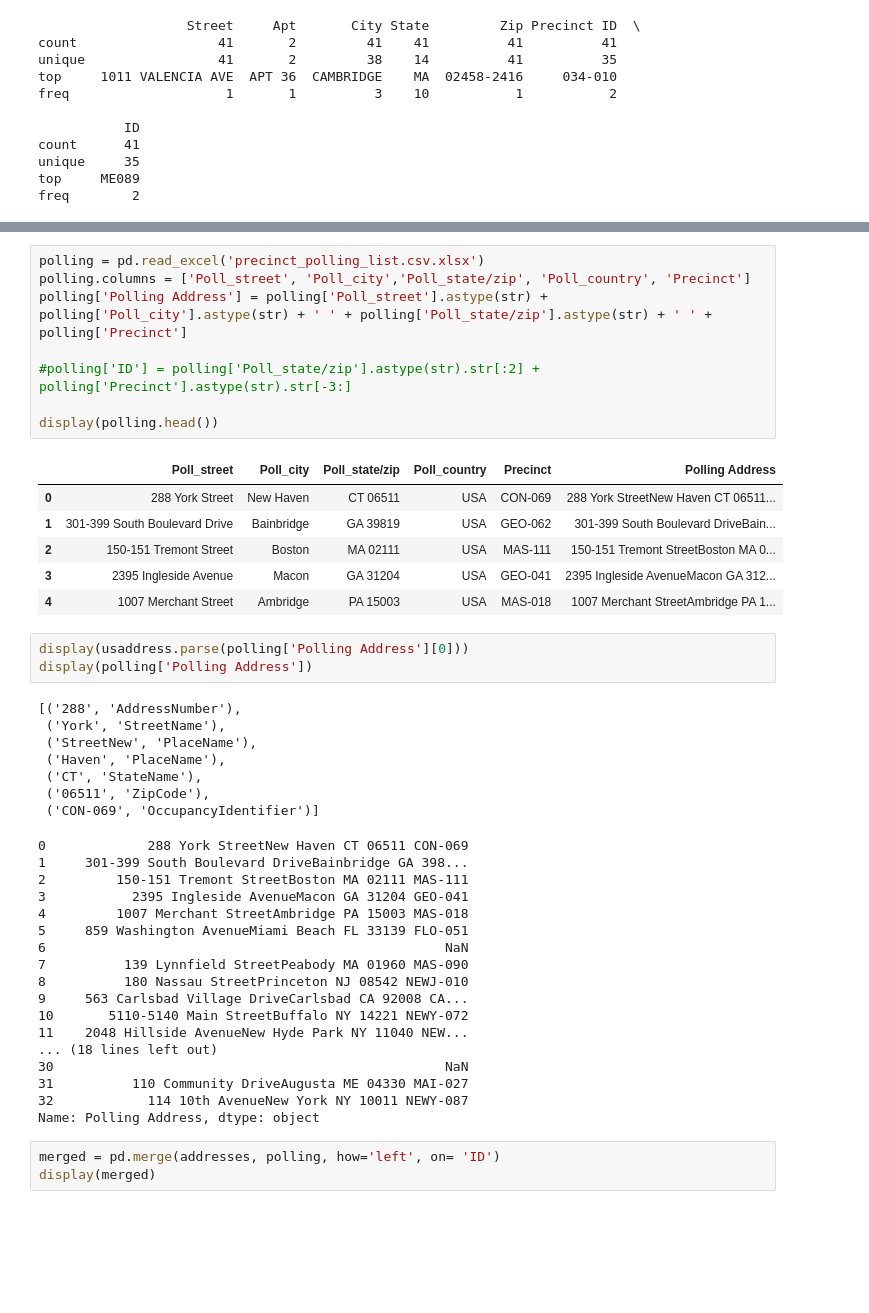
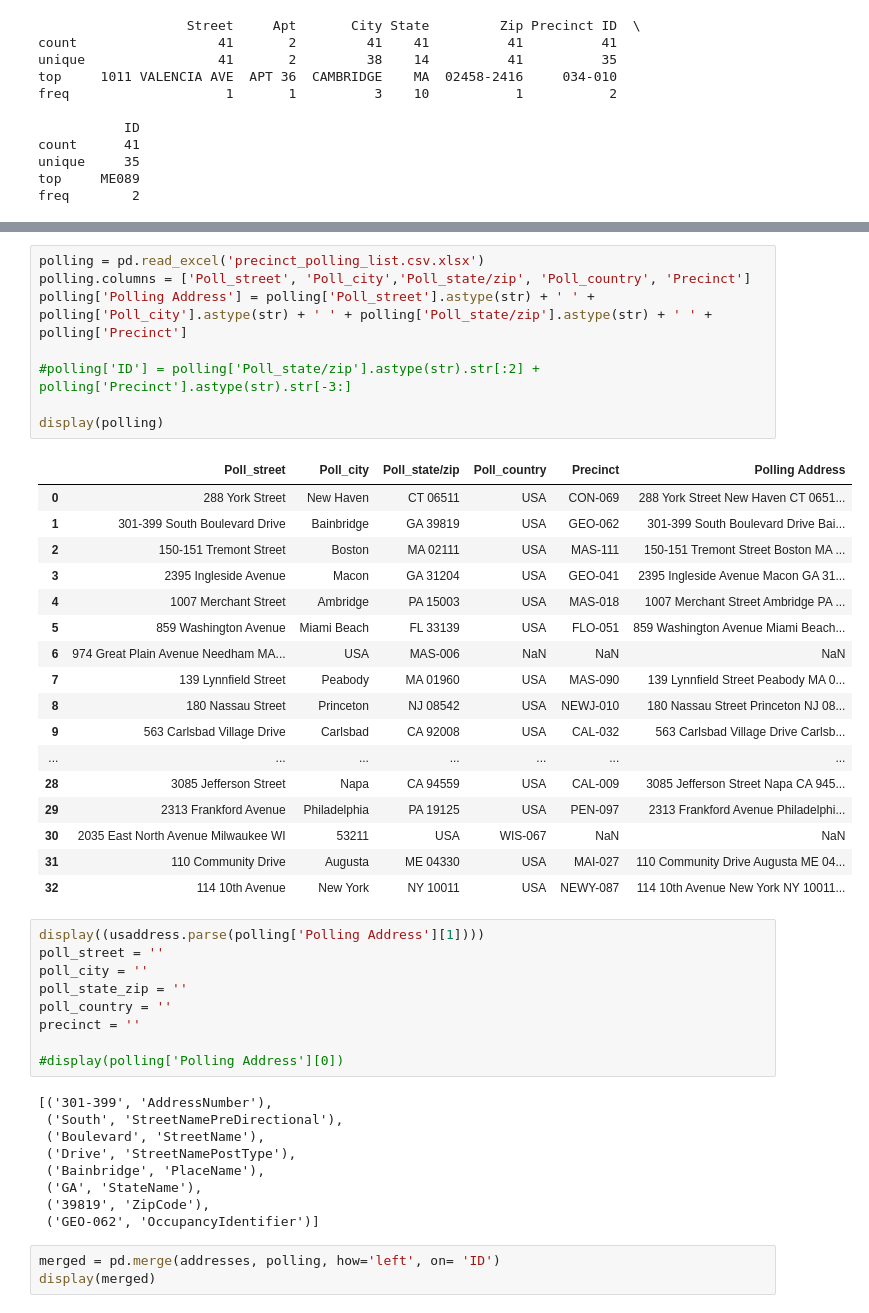
Before and after one commit to SilasNeptune/home-challenge, a Jupyter notebook: Polling.ipynb, the cells around one changed output, grey strips where cells are left out. Saved outputs shown, nothing was run; the diff lists cells and outputs as text; blank space fills up the shorter version.

```diff
--- a/Polling.ipynb
+++ b/Polling.ipynb
@@ -38,46 +58,47 @@ freq        2
 # %%
 polling = pd.read_excel('precinct_polling_list.csv.xlsx')
 polling.columns = ['Poll_street', 'Poll_city','Poll_state/zip', 'Poll_country', 'Precinct']
-polling['Polling Address'] = polling['Poll_street'].astype(str) + polling['Poll_city'].astype(str) + ' ' + polling['Poll_state/zip'].astype(str) + ' ' + polling['Precinct']
+polling['Polling Address'] = polling['Poll_street'].astype(str) + ' ' + polling['Poll_city'].astype(str) + ' ' + polling['Poll_state/zip'].astype(str) + ' ' + polling['Precinct']
 
 #polling['ID'] = polling['Poll_state/zip'].astype(str).str[:2] + polling['Precinct'].astype(str).str[-3:]
 
-display(polling.head())
+display(polling)
 # %% [output]
 |  | Poll_street | Poll_city | Poll_state/zip | Poll_country | Precinct | Polling Address |
-| 0 | 288 York Street | New Haven | CT 06511 | USA | CON-069 | 288 York StreetNew Haven CT 06511... |
-| 1 | 301-399 South Boulevard Drive | Bainbridge | GA 39819 | USA | GEO-062 | 301-399 South Boulevard DriveBain... |
-| 2 | 150-151 Tremont Street | Boston | MA 02111 | USA | MAS-111 | 150-151 Tremont StreetBoston MA 0... |
-| 3 | 2395 Ingleside Avenue | Macon | GA 31204 | USA | GEO-041 | 2395 Ingleside AvenueMacon GA 312... |
-| 4 | 1007 Merchant Street | Ambridge | PA 15003 | USA | MAS-018 | 1007 Merchant StreetAmbridge PA 1... |
+| 0 | 288 York Street | New Haven | CT 06511 | USA | CON-069 | 288 York Street New Haven CT 0651... |
+| 1 | 301-399 South Boulevard Drive | Bainbridge | GA 39819 | USA | GEO-062 | 301-399 South Boulevard Drive Bai... |
+| 2 | 150-151 Tremont Street | Boston | MA 02111 | USA | MAS-111 | 150-151 Tremont Street Boston MA ... |
+| 3 | 2395 Ingleside Avenue | Macon | GA 31204 | USA | GEO-041 | 2395 Ingleside Avenue Macon GA 31... |
+| 4 | 1007 Merchant Street | Ambridge | PA 15003 | USA | MAS-018 | 1007 Merchant Street Ambridge PA ... |
+| 5 | 859 Washington Avenue | Miami Beach | FL 33139 | USA | FLO-051 | 859 Washington Avenue Miami Beach... |
+| 6 | 974 Great Plain Avenue Needham MA... | USA | MAS-006 | NaN | NaN | NaN |
+| 7 | 139 Lynnfield Street | Peabody | MA 01960 | USA | MAS-090 | 139 Lynnfield Street Peabody MA 0... |
+| 8 | 180 Nassau Street | Princeton | NJ 08542 | USA | NEWJ-010 | 180 Nassau Street Princeton NJ 08... |
+| 9 | 563 Carlsbad Village Drive | Carlsbad | CA 92008 | USA | CAL-032 | 563 Carlsbad Village Drive Carlsb... |
+| ... | ... | ... | ... | ... | ... | ... |
+| 28 | 3085 Jefferson Street | Napa | CA 94559 | USA | CAL-009 | 3085 Jefferson Street Napa CA 945... |
+| 29 | 2313 Frankford Avenue | Philadelphia | PA 19125 | USA | PEN-097 | 2313 Frankford Avenue Philadelphi... |
+| 30 | 2035 East North Avenue Milwaukee WI | 53211 | USA | WIS-067 | NaN | NaN |
+| 31 | 110 Community Drive | Augusta | ME 04330 | USA | MAI-027 | 110 Community Drive Augusta ME 04... |
+| 32 | 114 10th Avenue | New York | NY 10011 | USA | NEWY-087 | 114 10th Avenue New York NY 10011... |
 # %%
-display(usaddress.parse(polling['Polling Address'][0]))
-display(polling['Polling Address'])
+display((usaddress.parse(polling['Polling Address'][1])))
+poll_street = ''
+poll_city = ''
+poll_state_zip = ''
+poll_country = ''
+precinct = ''
+
+#display(polling['Polling Address'][0])
 # %% [output]
-[('288', 'AddressNumber'),
- ('York', 'StreetName'),
- ('StreetNew', 'PlaceName'),
- ('Haven', 'PlaceName'),
- ('CT', 'StateName'),
- ('06511', 'ZipCode'),
- ('CON-069', 'OccupancyIdentifier')]
+[('301-399', 'AddressNumber'),
+ ('South', 'StreetNamePreDirectional'),
+ ('Boulevard', 'StreetName'),
+ ('Drive', 'StreetNamePostType'),
+ ('Bainbridge', 'PlaceName'),
+ ('GA', 'StateName'),
+ ('39819', 'ZipCode'),
+ ('GEO-062', 'OccupancyIdentifier')]
-0             288 York StreetNew Haven CT 06511 CON-069
-1     301-399 South Boulevard DriveBainbridge GA 398...
-2         150-151 Tremont StreetBoston MA 02111 MAS-111
-3           2395 Ingleside AvenueMacon GA 31204 GEO-041
-4         1007 Merchant StreetAmbridge PA 15003 MAS-018
-5     859 Washington AvenueMiami Beach FL 33139 FLO-051
-6                                                   NaN
-7          139 Lynnfield StreetPeabody MA 01960 MAS-090
-8          180 Nassau StreetPrinceton NJ 08542 NEWJ-010
-9     563 Carlsbad Village DriveCarlsbad CA 92008 CA...
-10       5110-5140 Main StreetBuffalo NY 14221 NEWY-072
-11    2048 Hillside AvenueNew Hyde Park NY 11040 NEW...
-... (18 lines left out)
-30                                                  NaN
-31          110 Community DriveAugusta ME 04330 MAI-027
-32            114 10th AvenueNew York NY 10011 NEWY-087
-Name: Polling Address, dtype: object
 # %%
 merged = pd.merge(addresses, polling, how='left', on= 'ID')
 display(merged)
```
Also changed, not shown: parts of 1 cell of this notebook.
